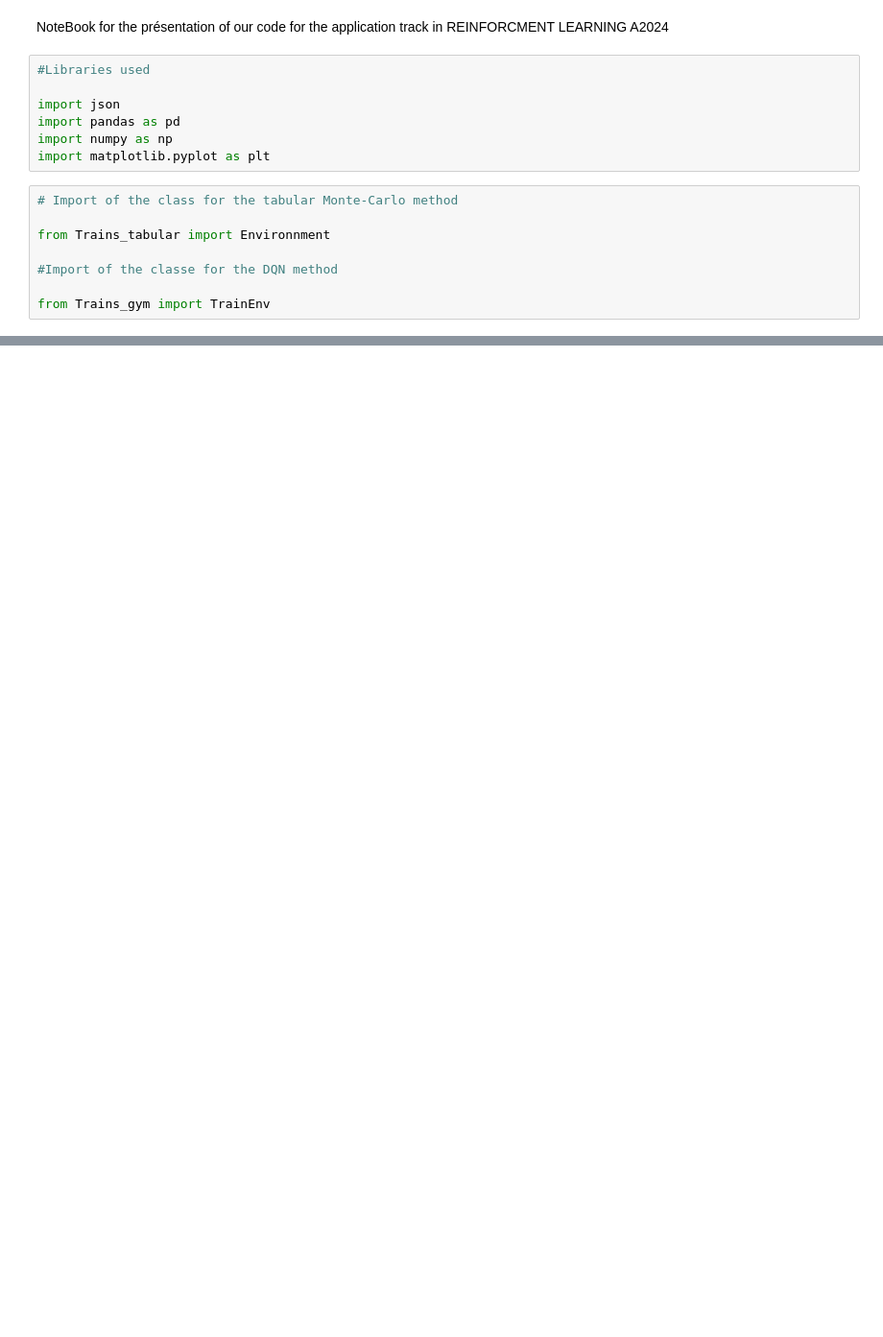
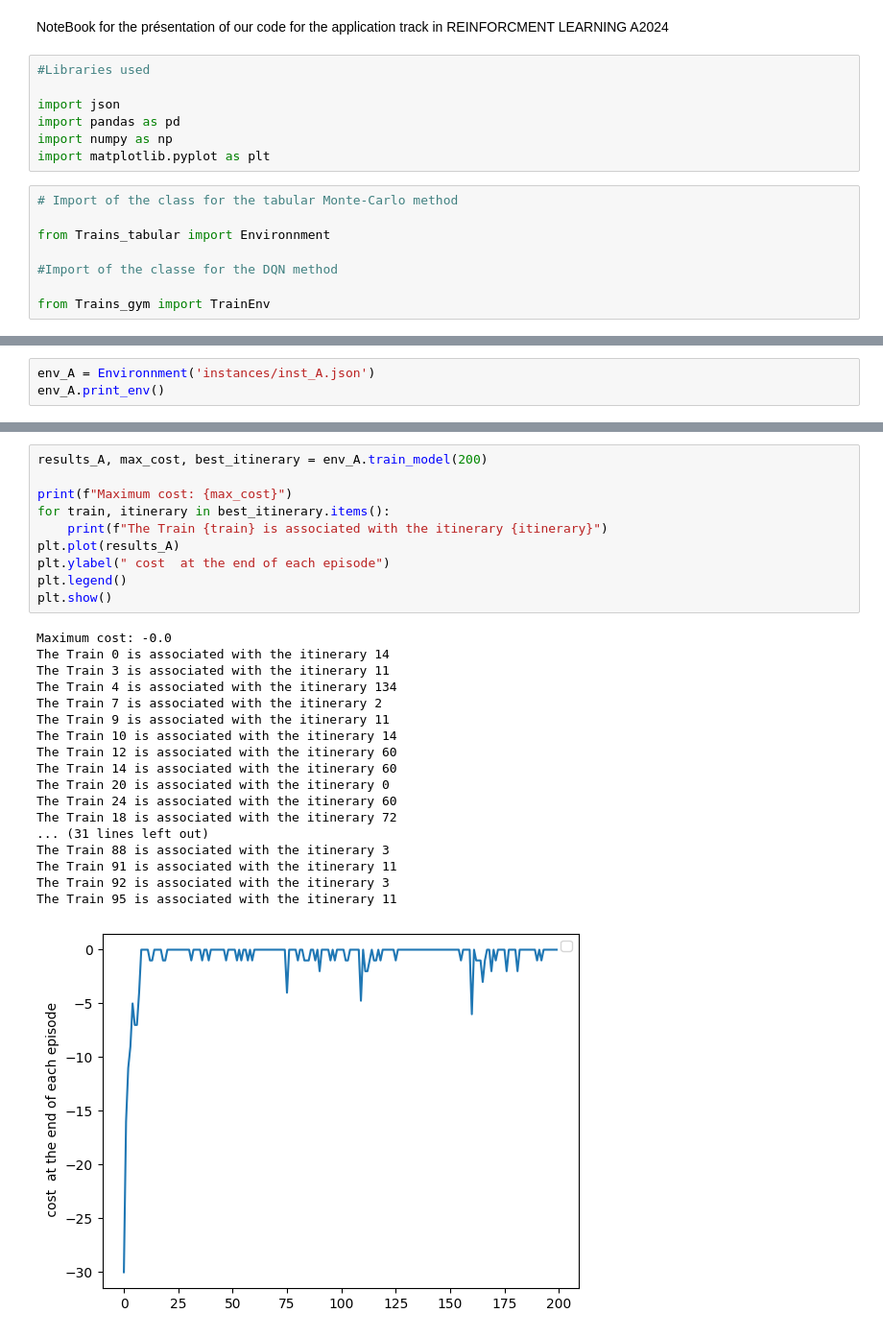
Before and after one commit to MarwanKR/Projet_RL, a Jupyter notebook: notebook.ipynb, the cells around one changed output, grey strips where cells are left out. Shown: that part at 96% size. Cells and saved outputs as stored; diff of their text form; blank space fills up the shorter version.

```diff
--- a/notebook.ipynb
+++ b/notebook.ipynb
@@ -193,0 +75,3 @@ plt.show()
+# %%
+env_A = Environnment('instances/inst_A.json')
+env_A.print_env()
@@ -193,0 +96,29 @@ plt.show()
+# %%
+results_A, max_cost, best_itinerary = env_A.train_model(200)
+
+print(f"Maximum cost: {max_cost}")
+for train, itinerary in best_itinerary.items():
+    print(f"The Train {train} is associated with the itinerary {itinerary}")
+plt.plot(results_A)
+plt.ylabel(" cost  at the end of each episode")
+plt.legend()
+plt.show()
+# %% [output]
+Maximum cost: -0.0
+The Train 0 is associated with the itinerary 14
+The Train 3 is associated with the itinerary 11
+The Train 4 is associated with the itinerary 134
+The Train 7 is associated with the itinerary 2
+The Train 9 is associated with the itinerary 11
+The Train 10 is associated with the itinerary 14
+The Train 12 is associated with the itinerary 60
+The Train 14 is associated with the itinerary 60
+The Train 20 is associated with the itinerary 0
+The Train 24 is associated with the itinerary 60
+The Train 18 is associated with the itinerary 72
+... (31 lines left out)
+The Train 88 is associated with the itinerary 3
+The Train 91 is associated with the itinerary 11
+The Train 92 is associated with the itinerary 3
+The Train 95 is associated with the itinerary 11
+[figure, added]
```
Also changed, not shown: parts of 36 cells of this notebook.
